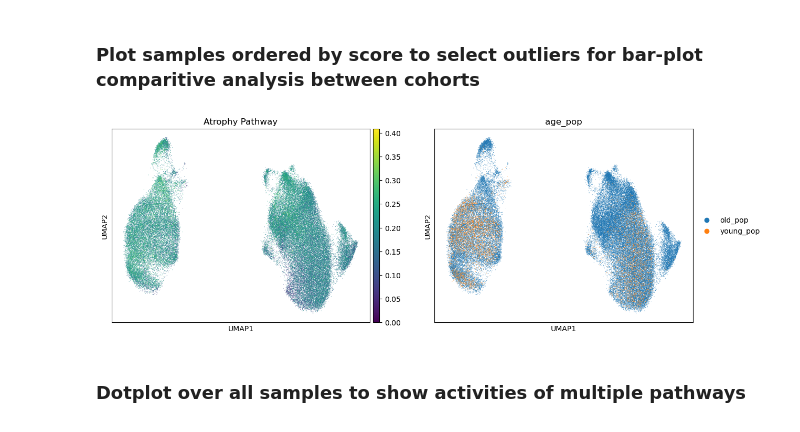
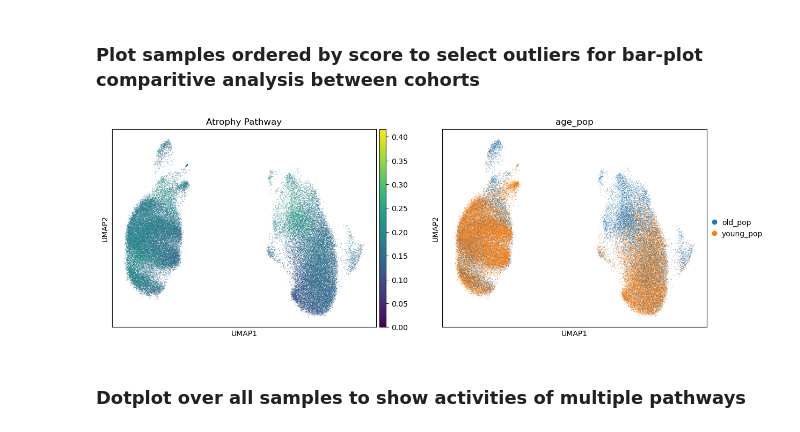
Before and after one commit to sachha-naksha/SKM_multimodal_analysis, a Jupyter notebook: py_scripts/gsea_analysis.ipynb, the cells around one changed output. Cells and saved outputs as stored; diff of their text form; code cells hidden in the pictures.

```diff
--- a/py_scripts/gsea_analysis.ipynb
+++ b/py_scripts/gsea_analysis.ipynb
@@ -123,9 +136,9 @@ metabolic_pathways = [
 # %% [markdown]
 ### Plot samples ordered by score to select outliers for bar-plot comparitive analysis between cohorts
 # %%
-sc.pl.umap(adata_female, color=["Atrophy Pathway", 'age_pop'])
+sc.pl.umap(adata_male, color=["Atrophy Pathway", 'age_pop'])
 # %% [output]
-[figure, old version]
+[figure, new version]
 # %%
 # save adata
 adata_male.write_h5ad(os.path.join(out_tmp, 'myofibers_male.h5ad'))
```
Also changed, not shown: parts of 15 cells of this notebook, 2 other files.
